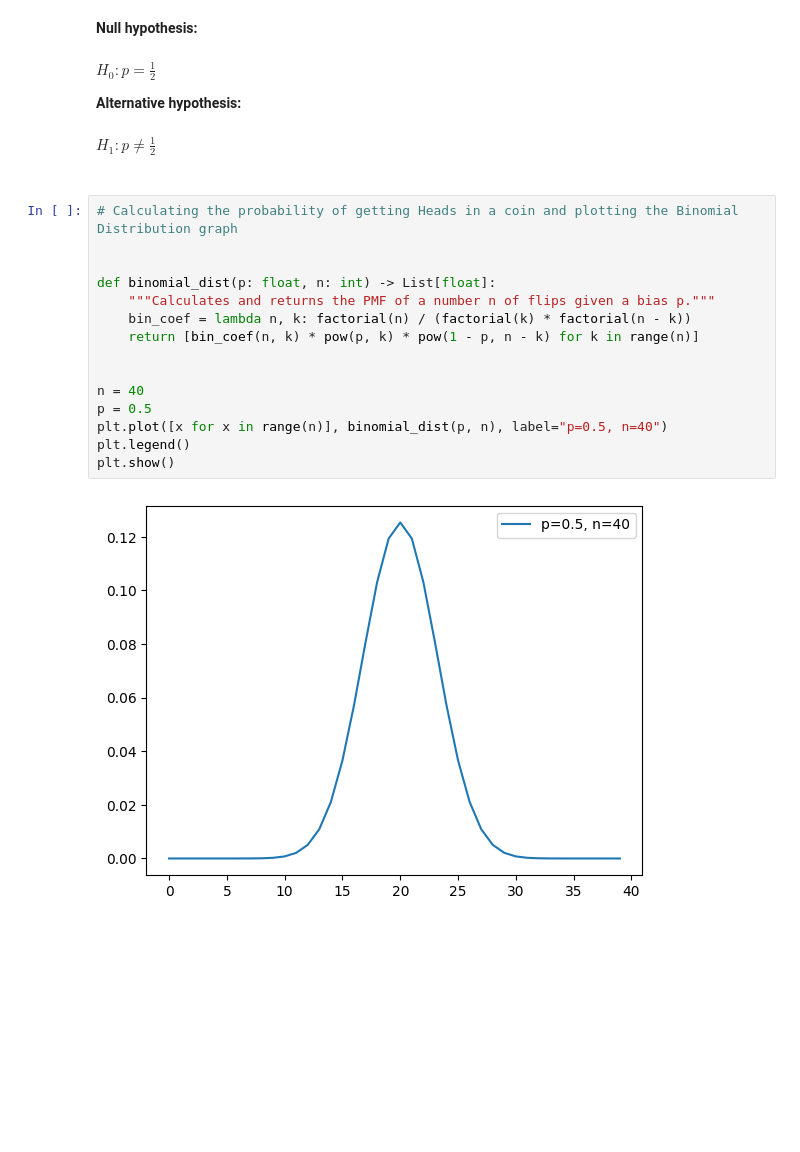
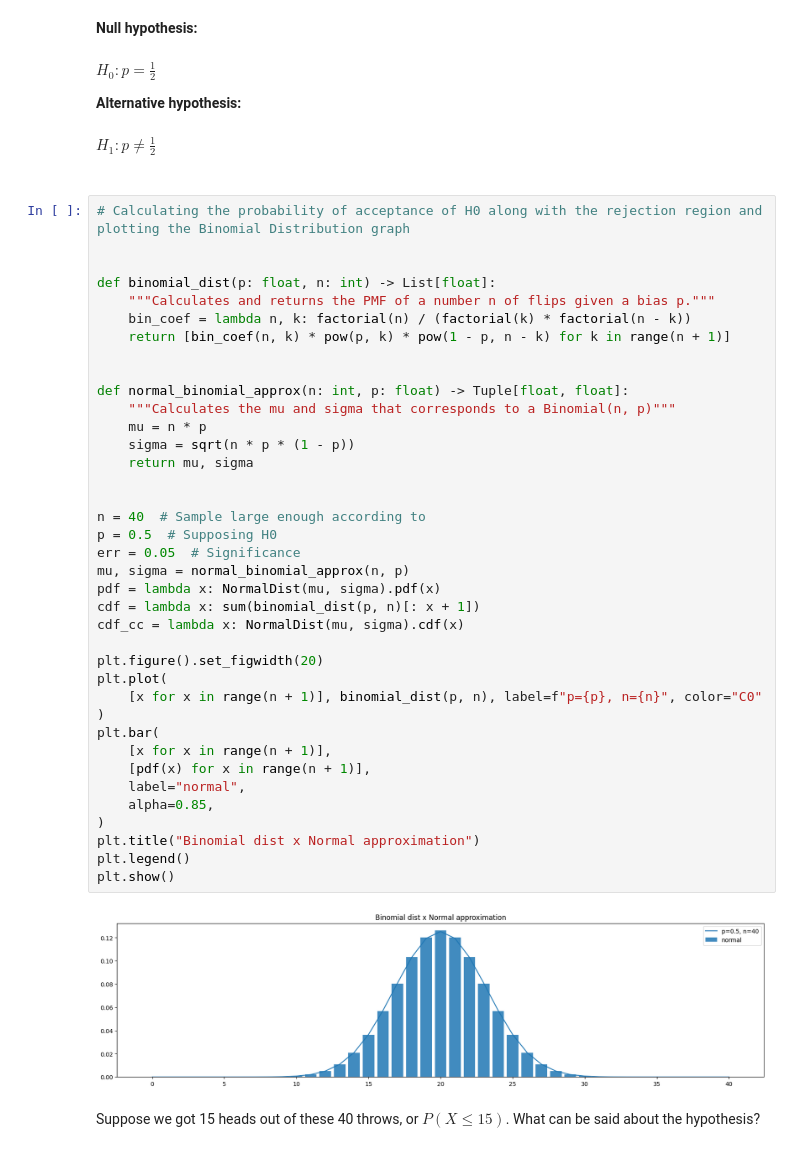
Before and after one commit to TheLastAurora/ds_scratch, a Jupyter notebook: ch_7.ipynb, the cells around one changed output. Cells and saved outputs as stored; diff of their text form; blank space fills up the shorter version.

```diff
--- a/ch_7.ipynb
+++ b/ch_7.ipynb
@@ -30,19 +34,44 @@ H_1: p \neq \frac{1}{2}
 $
 <br><br>
 # %%
-# Calculating the probability of getting Heads in a coin and plotting the Binomial Distribution graph
+# Calculating the probability of acceptance of H0 along with the rejection region and plotting the Binomial Distribution graph
 
 
 def binomial_dist(p: float, n: int) -> List[float]:
     """Calculates and returns the PMF of a number n of flips given a bias p."""
     bin_coef = lambda n, k: factorial(n) / (factorial(k) * factorial(n - k))
-    return [bin_coef(n, k) * pow(p, k) * pow(1 - p, n - k) for k in range(n)]
+    return [bin_coef(n, k) * pow(p, k) * pow(1 - p, n - k) for k in range(n + 1)]
 
 
-n = 40
-p = 0.5
-plt.plot([x for x in range(n)], binomial_dist(p, n), label="p=0.5, n=40")
+def normal_binomial_approx(n: int, p: float) -> Tuple[float, float]:
+    """Calculates the mu and sigma that corresponds to a Binomial(n, p)"""
+    mu = n * p
+    sigma = sqrt(n * p * (1 - p))
+    return mu, sigma
+
+
+n = 40  # Sample large enough according to
+p = 0.5  # Supposing H0
+err = 0.05  # Significance
+mu, sigma = normal_binomial_approx(n, p)
+pdf = lambda x: NormalDist(mu, sigma).pdf(x)
+cdf = lambda x: sum(binomial_dist(p, n)[: x + 1])
+cdf_cc = lambda x: NormalDist(mu, sigma).cdf(x)
+
+plt.figure().set_figwidth(20)
+plt.plot(
+    [x for x in range(n + 1)], binomial_dist(p, n), label=f"p={p}, n={n}", color="C0"
+)
+plt.bar(
+    [x for x in range(n + 1)],
+    [pdf(x) for x in range(n + 1)],
+    label="normal",
+    alpha=0.85,
+)
+plt.title("Binomial dist x Normal approximation")
 plt.legend()
 plt.show()
 # %% [output]
-[figure, old version]
+[figure, new version]
+# %% [markdown]
+Suppose we got 15 heads out of these 40 throws, or $ P(X \leq 15) $. What can be said about the hypothesis?
```
Also changed, not shown: parts of 5 cells of this notebook, 1 other file.
